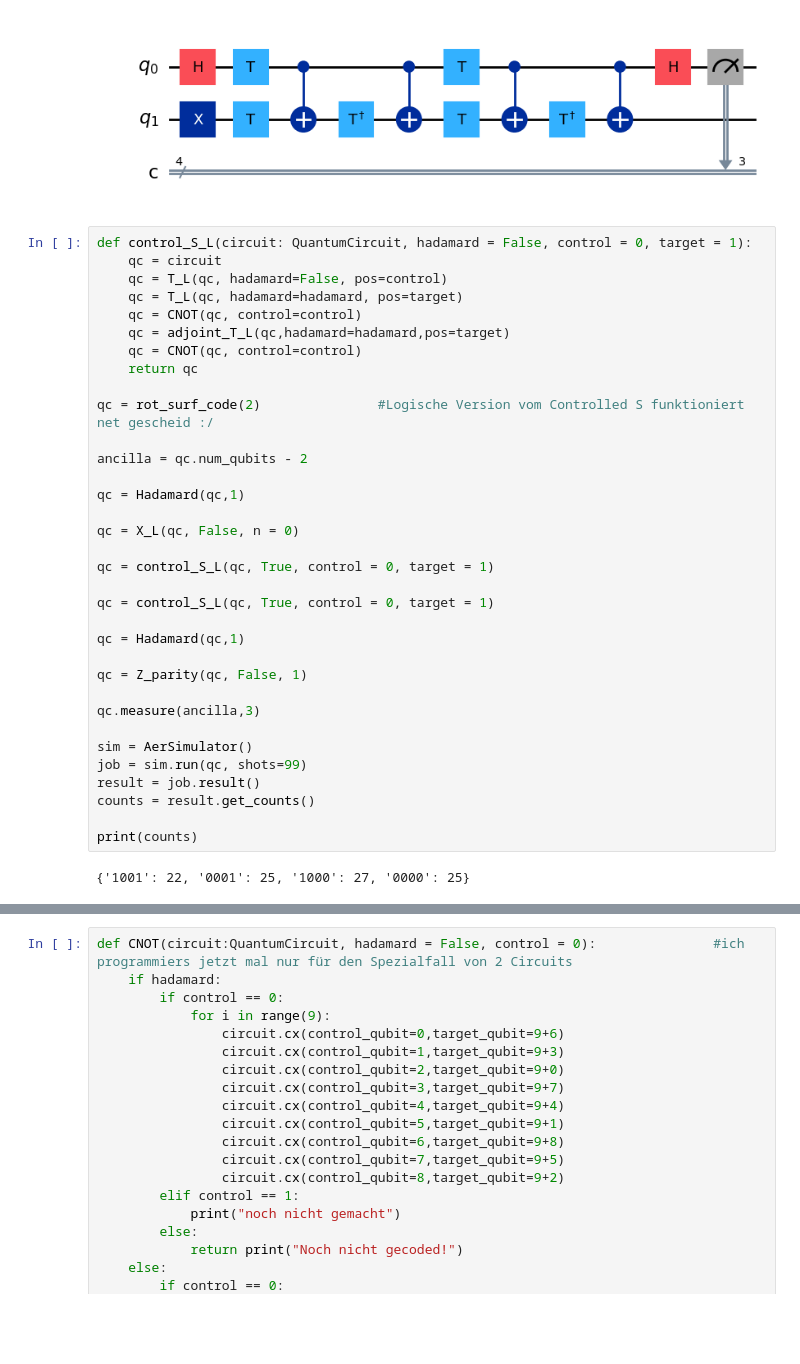
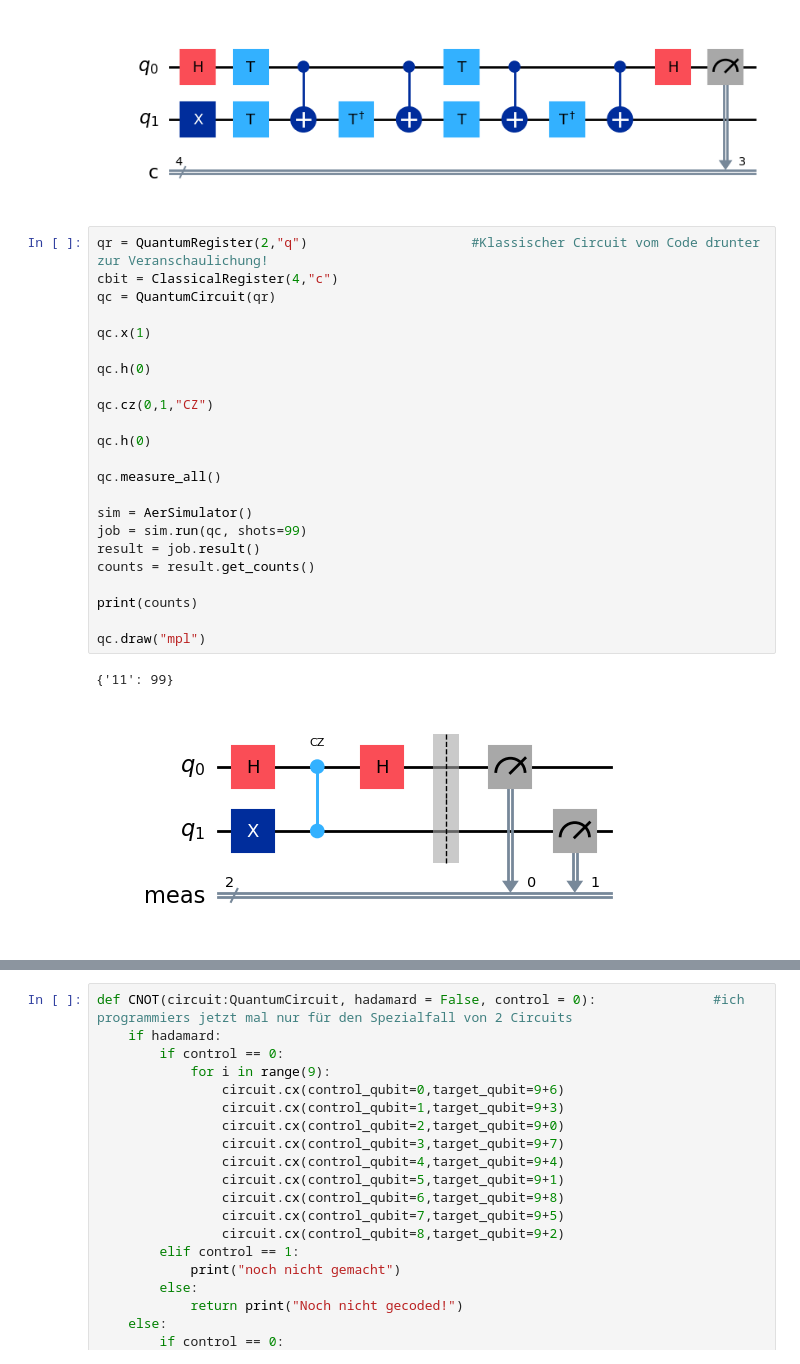
Before and after one commit to RicemanBoy/qc_researchproject, a Jupyter notebook: Rotated Surface Code/Eigener Surface Code.ipynb, the cells around one changed output, grey strips where cells are left out. Drawn from its saved outputs; the diff is of its cells as text; blank space fills up the shorter version.

```diff
--- a/Rotated Surface Code/Eigener Surface Code.ipynb
+++ b/Rotated Surface Code/Eigener Surface Code.ipynb
@@ -624,39 +656,29 @@ qc.draw("mpl")
 # %% [output]
 Wir erwarten 1000, aber das bekommen wir:  {'1000': 99}
 [figure]
-# %%
-def control_S_L(circuit: QuantumCircuit, hadamard = False, control = 0, target = 1):
-    qc = circuit
-    qc = T_L(qc, hadamard=False, pos=control)
-    qc = T_L(qc, hadamard=hadamard, pos=target)
-    qc = CNOT(qc, control=control)
-    qc = adjoint_T_L(qc,hadamard=hadamard,pos=target)
-    qc = CNOT(qc, control=control)
-    return qc
-
-qc = rot_surf_code(2)               #Logische Version vom Controlled S funktioniert net gescheid :/
-
-ancilla = qc.num_qubits - 2
-
-qc = Hadamard(qc,1)
-
-qc = X_L(qc, False, n = 0)
-
-qc = control_S_L(qc, True, control = 0, target = 1)
-
-qc = control_S_L(qc, True, control = 0, target = 1)
-
-qc = Hadamard(qc,1)
-
-qc = Z_parity(qc, False, 1)
-
-qc.measure(ancilla,3)
-
-sim = AerSimulator()
-job = sim.run(qc, shots=99)
-result = job.result()
-counts = result.get_counts()
-
-print(counts)
-# %% [output]
-{'1001': 22, '0001': 25, '1000': 27, '0000': 25}
+# %%
+qr = QuantumRegister(2,"q")                     #Klassischer Circuit vom Code drunter zur Veranschaulichung!
+cbit = ClassicalRegister(4,"c")
+qc = QuantumCircuit(qr)
+
+qc.x(1)
+
+qc.h(0)
+
+qc.cz(0,1,"CZ")
+
+qc.h(0)
+
+qc.measure_all()
+
+sim = AerSimulator()
+job = sim.run(qc, shots=99)
+result = job.result()
+counts = result.get_counts()
+
+print(counts)
+
+qc.draw("mpl")
+# %% [output]
+{'11': 99}
+[figure, added]
```
Also changed, not shown: parts of 6 cells of this notebook.
